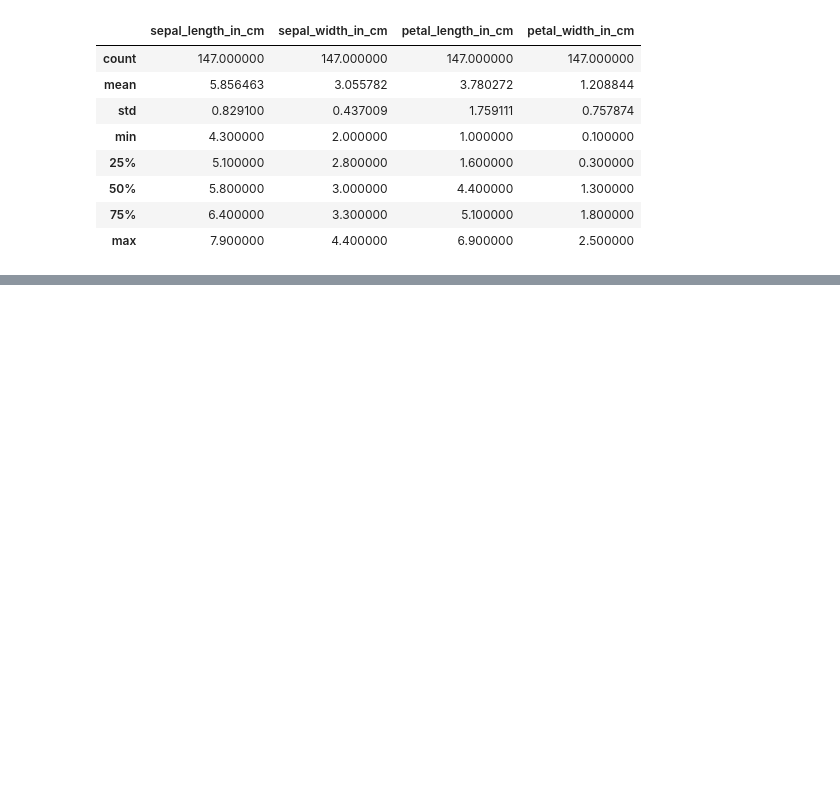
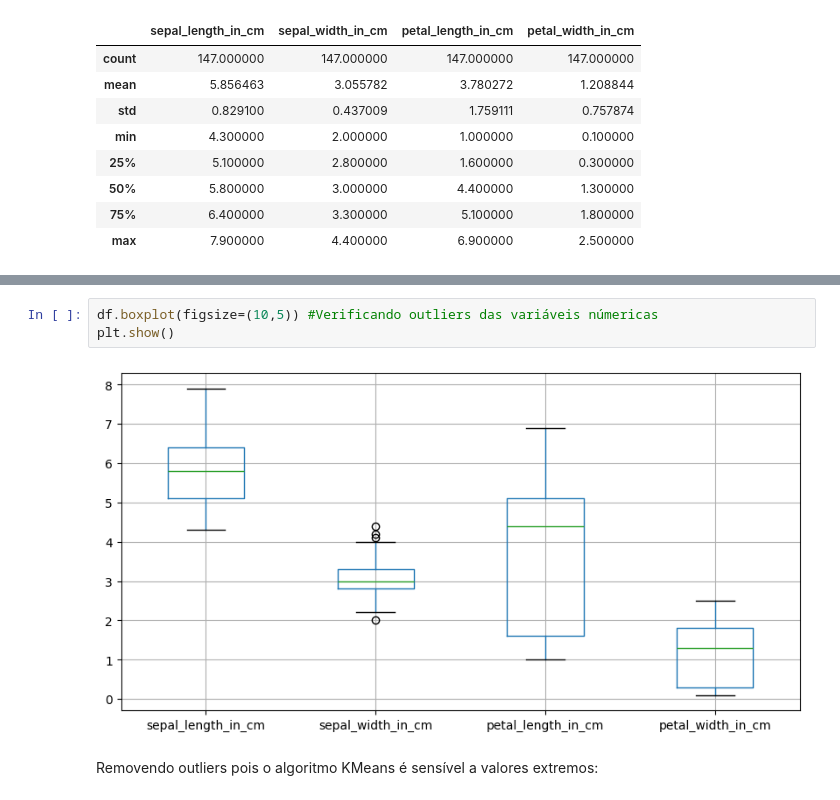
Before and after one commit to HMendesDev/Data-Science, a Jupyter notebook: KMeans.ipynb, the cells around one changed output, grey strips where cells are left out. Cells and saved outputs as stored; diff of their text form; blank space fills up the shorter version.

Commit message:
Algoritmo Kmeans

```diff
--- a/KMeans.ipynb
+++ b/KMeans.ipynb
@@ -109,0 +159,7 @@ df.describe()
+# %%
+df.boxplot(figsize=(10,5)) #Verificando outliers das variáveis númericas
+plt.show()
+# %% [output]
+[figure, added]
+# %% [markdown]
+Removendo outliers pois o algoritmo KMeans é sensível a valores extremos:
```
Also changed, not shown: parts of 32 cells of this notebook.
